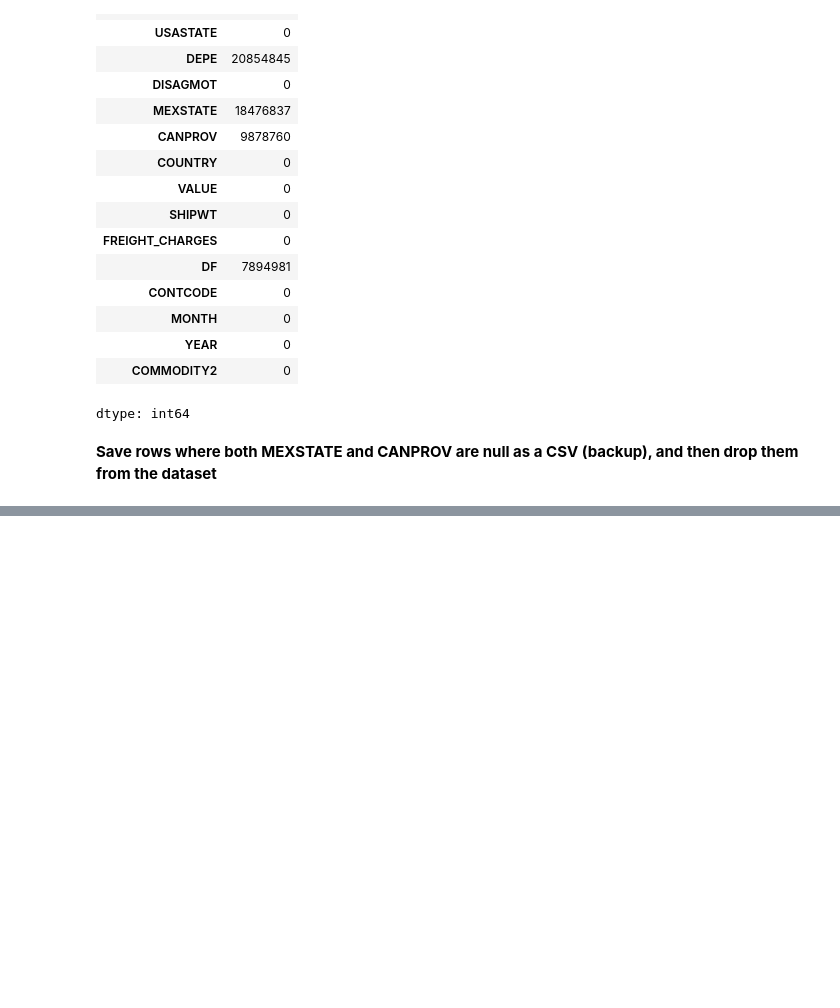
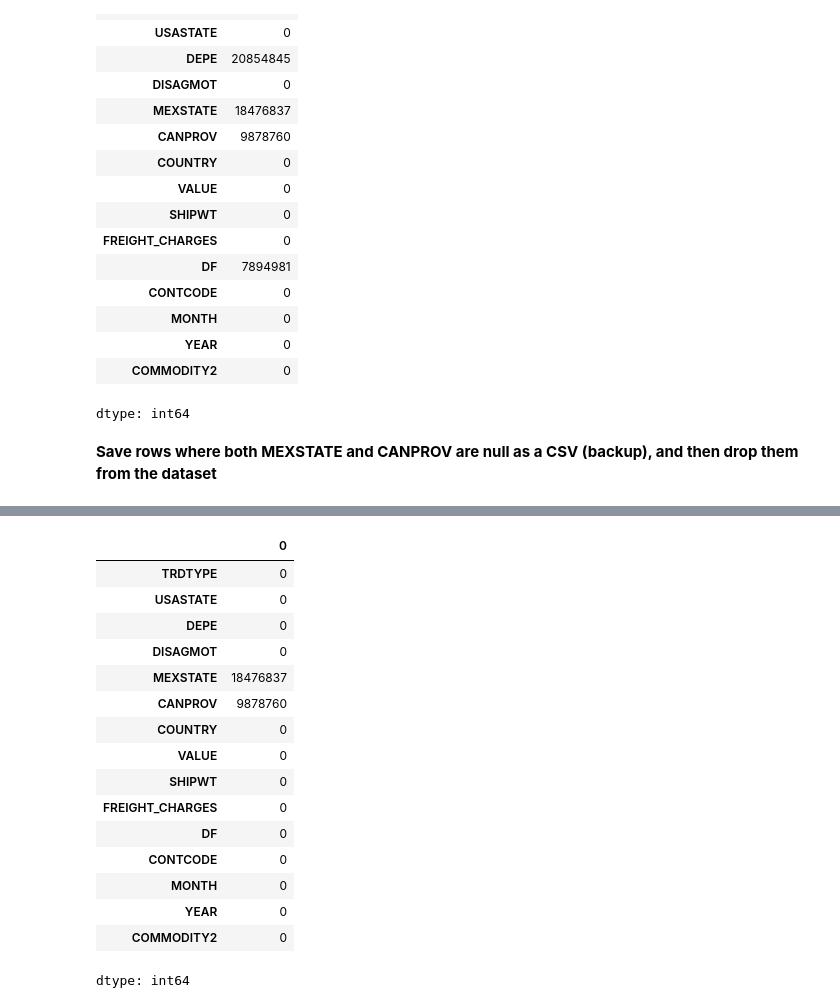
Before and after one commit to dspselorm/transborder-freight-analysis, a Jupyter notebook: TransBorder_Analysis_Project.ipynb, the cells around one changed output, grey strips where cells are left out. Cells and saved outputs as stored; diff of their text form; code cells hidden in the pictures; blank space fills up the shorter version.

```diff
--- a/TransBorder_Analysis_Project.ipynb
+++ b/TransBorder_Analysis_Project.ipynb
@@ -537,0 +578,26 @@ both_missing.to_csv("/content/drive/MyDrive/Azubi_TMP/TransBorder_Analysis_Proje
+# %%
+# Fill DF = 1 for exports (TRDTYPE == 1), only where DF is missing
+df.loc[(df['DF'].isnull()) & (df['TRDTYPE'] == 1), 'DF'] = 1
+
+# Fill DF = 2 for imports (TRDTYPE == 2), only where DF is missing
+df.loc[(df['DF'].isnull()) & (df['TRDTYPE'] == 2), 'DF'] = 2
+# %%
+df.isnull().sum()
+# %% [output]
+|  | 0 |
+| TRDTYPE | 0 |
+| USASTATE | 0 |
+| DEPE | 0 |
+| DISAGMOT | 0 |
+| MEXSTATE | 18476837 |
+| CANPROV | 9878760 |
+| COUNTRY | 0 |
+| VALUE | 0 |
+| SHIPWT | 0 |
+| FREIGHT_CHARGES | 0 |
+| DF | 0 |
+| CONTCODE | 0 |
+| MONTH | 0 |
+| YEAR | 0 |
+| COMMODITY2 | 0 |
+dtype: int64
```
Also changed, not shown: parts of 5 cells of this notebook.
